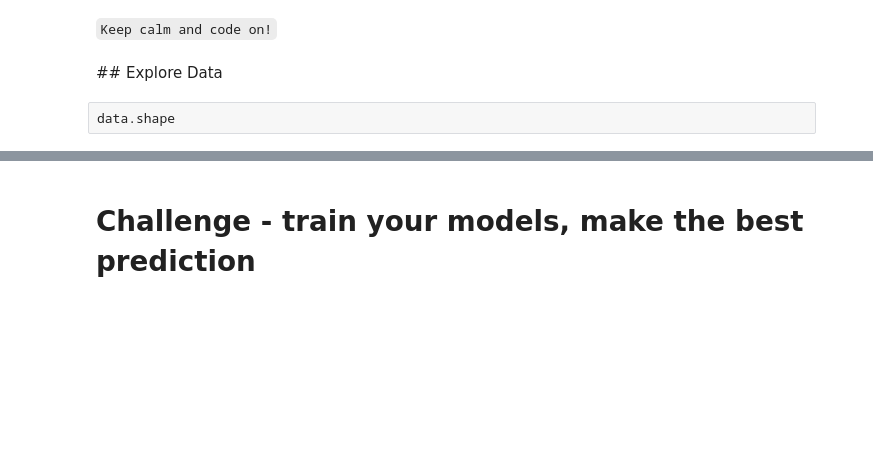
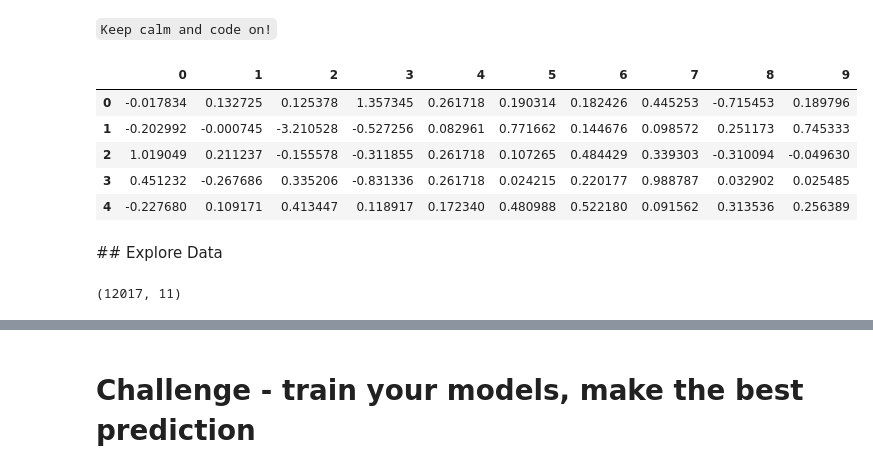
Before and after one commit to Ironhack-Data-Madrid-Febrero-2021/lab-avila-bible, a Jupyter notebook: your-code/main.ipynb, the cells around one changed output, grey strips where cells are left out. Saved outputs shown, nothing was run; the diff lists cells and outputs as text; code cells hidden in the pictures; blank space fills up the shorter version.

```diff
--- a/your-code/main.ipynb
+++ b/your-code/main.ipynb
@@ -53,7 +57,16 @@ data.head(20)
 | 19 | 0.105604 | -0.149918 | 0.438342 | 0.934659 | 0.261718 | 0.065740 | 0.371178 | -1.324733 | -1.931530 | -0.011066 | Marcus |
 # %% [markdown]
 `Keep calm and code on!`
+# %%
+test_data = pd.read_csv('../data/test_dataset.csv', index_col=0)
+# %%
+test_data.head(5)
+# %% [output]
+|  | 0 | 1 | 2 | 3 | 4 | 5 | 6 | 7 | 8 | 9 |
+| 0 | -0.017834 | 0.132725 | 0.125378 | 1.357345 | 0.261718 | 0.190314 | 0.182426 | 0.445253 | -0.715453 | 0.189796 |
+| 1 | -0.202992 | -0.000745 | -3.210528 | -0.527256 | 0.082961 | 0.771662 | 0.144676 | 0.098572 | 0.251173 | 0.745333 |
+| 2 | 1.019049 | 0.211237 | -0.155578 | -0.311855 | 0.261718 | 0.107265 | 0.484429 | 0.339303 | -0.310094 | -0.049630 |
+| 3 | 0.451232 | -0.267686 | 0.335206 | -0.831336 | 0.261718 | 0.024215 | 0.220177 | 0.988787 | 0.032902 | 0.025485 |
+| 4 | -0.227680 | 0.109171 | 0.413447 | 0.118917 | 0.172340 | 0.480988 | 0.522180 | 0.091562 | 0.313536 | 0.256389 |
 # %% [markdown]
 ## Explore Data
-# %% [raw]
-data.shape
@@ -59,0 +75,4 @@ data.shape
+# %%
+data.shape
+# %% [output]
+(12017, 11)
```
Also changed, not shown: parts of 37 cells of this notebook.
